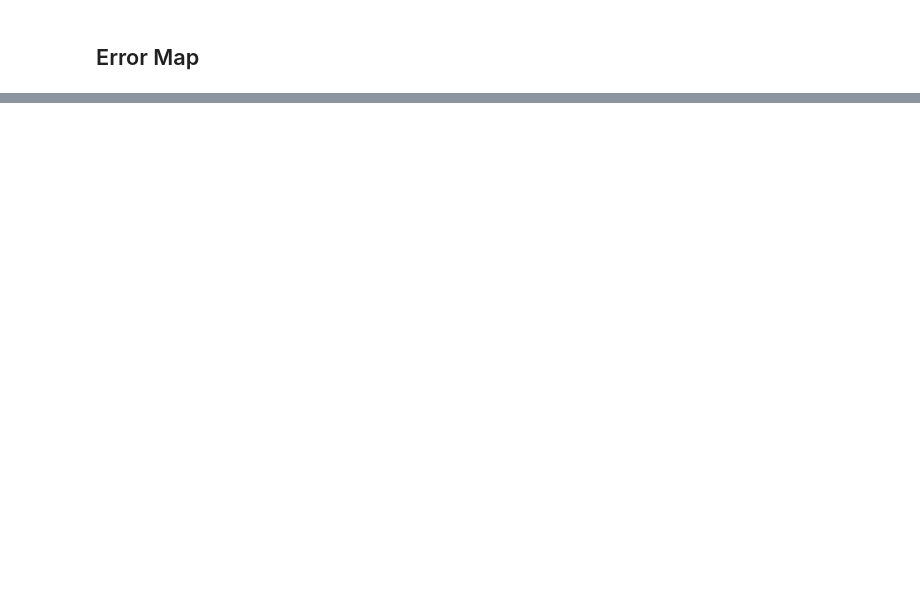
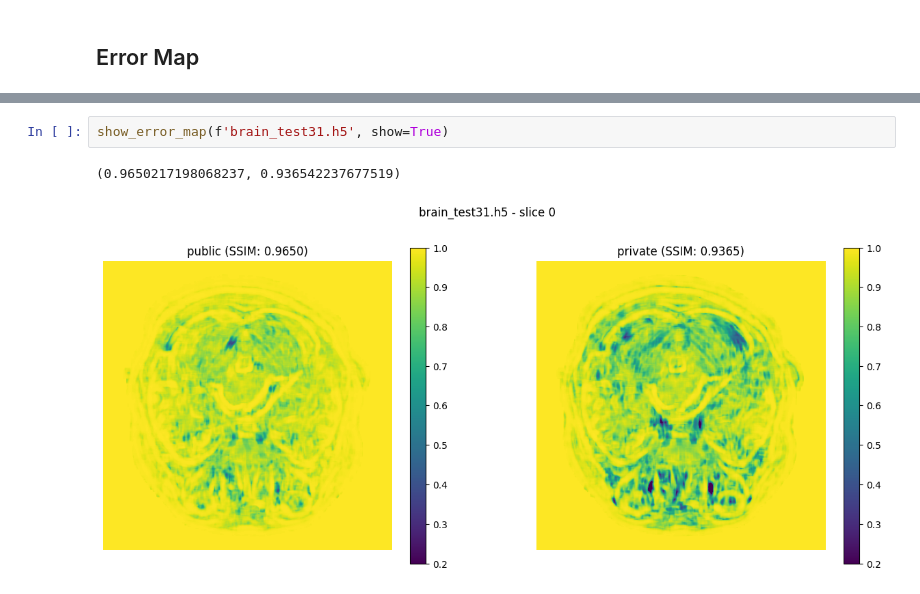
Before and after one commit to B0neh3ad/FastMRI_2024_shasha, a Jupyter notebook: recon_visualization.ipynb, the cells around one changed output, grey strips where cells are left out. Cells and saved outputs as stored; diff of their text form; blank space fills up the shorter version.

```diff
--- a/recon_visualization.ipynb
+++ b/recon_visualization.ipynb
@@ -46,0 +128,5 @@ show_image_with_recon(img_path, recon_path)
+# %%
+show_error_map(f'brain_test31.h5', show=True)
+# %% [output]
+(0.9650217198068237, 0.936542237677519)
+[figure, added]
```
Also changed, not shown: parts of 11 cells of this notebook, 1 other file.
